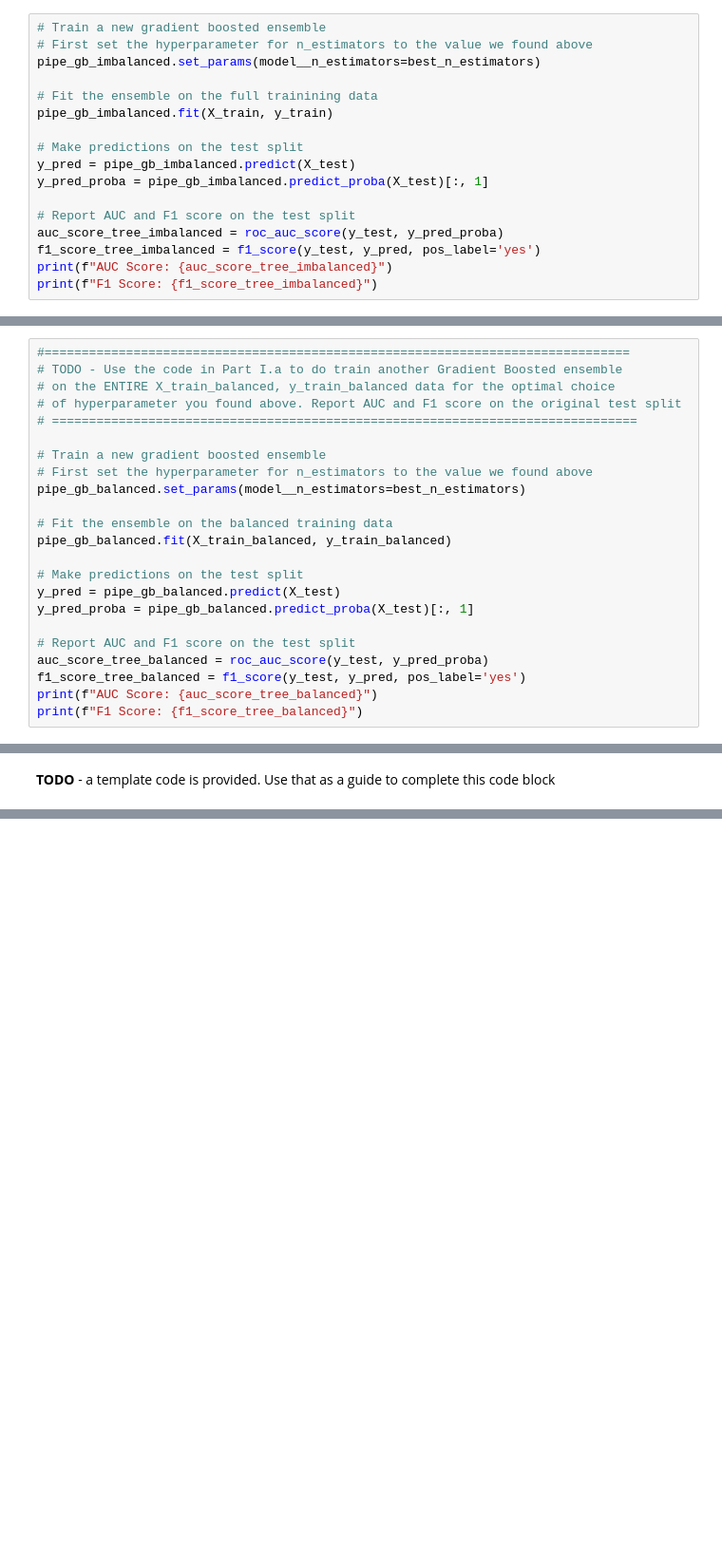
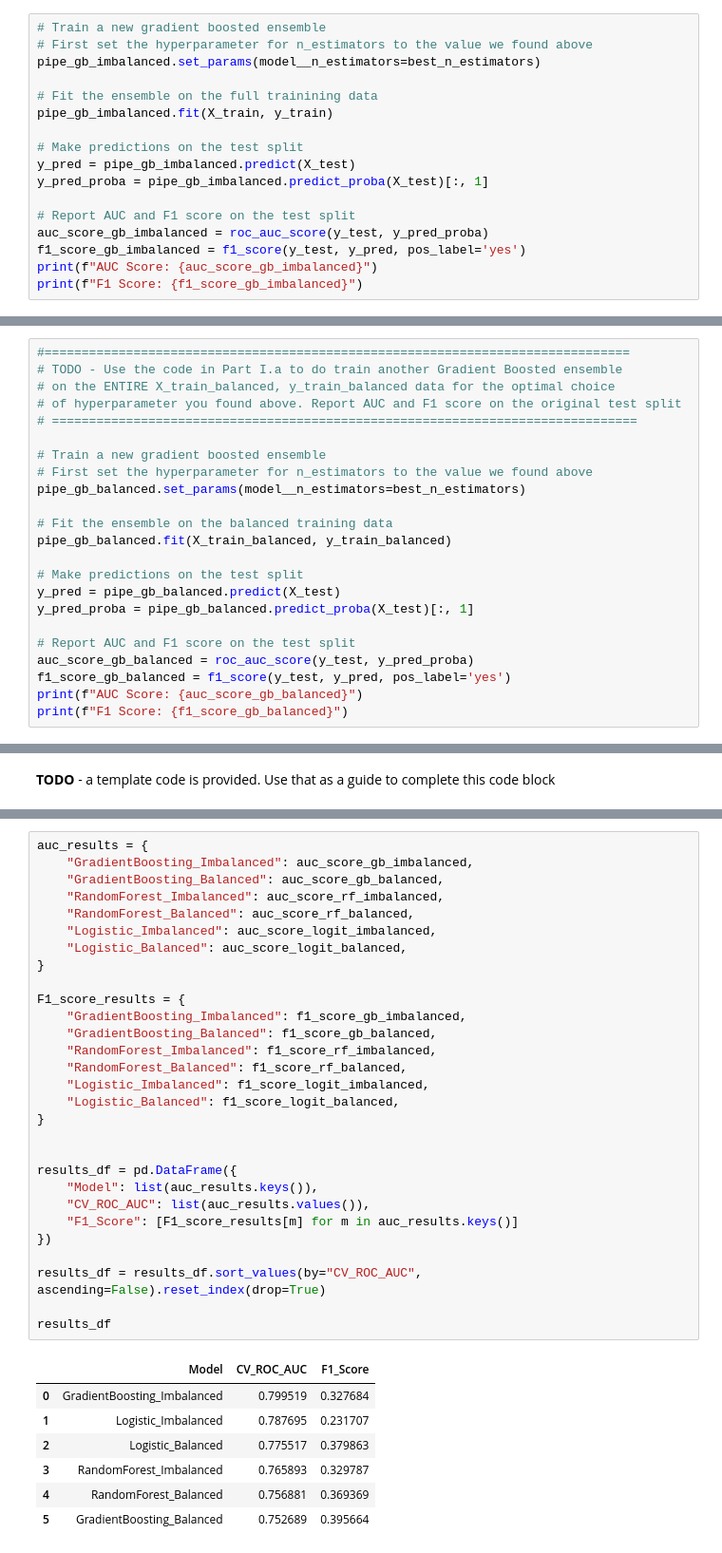
Before and after one commit to owen-simon/IS-6482-data-mining, a Jupyter notebook: Week 8/A5_Simon_Owen.ipynb, the cells around one changed output, grey strips where cells are left out. Shown at 95% size. Drawn from its saved outputs; the diff is of its cells as text; blank space fills up the shorter version.

```diff
--- a/Week 8/A5_Simon_Owen.ipynb
+++ b/Week 8/A5_Simon_Owen.ipynb
@@ -174,10 +174,10 @@ y_pred = pipe_gb_imbalanced.predict(X_test)
 y_pred_proba = pipe_gb_imbalanced.predict_proba(X_test)[:, 1]
 
 # Report AUC and F1 score on the test split
-auc_score_tree_imbalanced = roc_auc_score(y_test, y_pred_proba)
-f1_score_tree_imbalanced = f1_score(y_test, y_pred, pos_label='yes')
-print(f"AUC Score: {auc_score_tree_imbalanced}")
-print(f"F1 Score: {f1_score_tree_imbalanced}")
+auc_score_gb_imbalanced = roc_auc_score(y_test, y_pred_proba)
+f1_score_gb_imbalanced = f1_score(y_test, y_pred, pos_label='yes')
+print(f"AUC Score: {auc_score_gb_imbalanced}")
+print(f"F1 Score: {f1_score_gb_imbalanced}")
 # %% [output]
 AUC Score: 0.799518955831399
 F1 Score: 0.327683615819209
@@ -423,10 +423,10 @@ y_pred = pipe_gb_balanced.predict(X_test)
 y_pred_proba = pipe_gb_balanced.predict_proba(X_test)[:, 1]
 
 # Report AUC and F1 score on the test split
-auc_score_tree_balanced = roc_auc_score(y_test, y_pred_proba)
-f1_score_tree_balanced = f1_score(y_test, y_pred, pos_label='yes')
-print(f"AUC Score: {auc_score_tree_balanced}")
-print(f"F1 Score: {f1_score_tree_balanced}")
+auc_score_gb_balanced = roc_auc_score(y_test, y_pred_proba)
+f1_score_gb_balanced = f1_score(y_test, y_pred, pos_label='yes')
+print(f"AUC Score: {auc_score_gb_balanced}")
+print(f"F1 Score: {f1_score_gb_balanced}")
 # %% [output]
 AUC Score: 0.7526894742153597
 F1 Score: 0.3956639566395664
@@ -621,3 +666,40 @@ Your answer should refer to both the cross-validation results and the final targ
 5. Try a few different values of `RANDOM_STATE`. How robust are your conclusions?
 In particular, does the ordering of the models in the top-10% targeting exercise remain similar?
 6. What are some other ways to train models when the data are imbalanced?
+# %%
+auc_results = {
+    "GradientBoosting_Imbalanced": auc_score_gb_imbalanced,
+    "GradientBoosting_Balanced": auc_score_gb_balanced,
+    "RandomForest_Imbalanced": auc_score_rf_imbalanced,
+    "RandomForest_Balanced": auc_score_rf_balanced,
+    "Logistic_Imbalanced": auc_score_logit_imbalanced,
+    "Logistic_Balanced": auc_score_logit_balanced,
+}
+
+F1_score_results = {
+    "GradientBoosting_Imbalanced": f1_score_gb_imbalanced,
+    "GradientBoosting_Balanced": f1_score_gb_balanced,
+    "RandomForest_Imbalanced": f1_score_rf_imbalanced,
+    "RandomForest_Balanced": f1_score_rf_balanced,
+    "Logistic_Imbalanced": f1_score_logit_imbalanced,
+    "Logistic_Balanced": f1_score_logit_balanced,
+}
+
+
+results_df = pd.DataFrame({
+    "Model": list(auc_results.keys()),
+    "CV_ROC_AUC": list(auc_results.values()),
+    "F1_Score": [F1_score_results[m] for m in auc_results.keys()]
+})
+
+results_df = results_df.sort_values(by="CV_ROC_AUC", ascending=False).reset_index(drop=True)
+
+results_df
+# %% [output]
+|  | Model | CV_ROC_AUC | F1_Score |
+| 0 | GradientBoosting_Imbalanced | 0.799519 | 0.327684 |
+| 1 | Logistic_Imbalanced | 0.787695 | 0.231707 |
+| 2 | Logistic_Balanced | 0.775517 | 0.379863 |
+| 3 | RandomForest_Imbalanced | 0.765893 | 0.329787 |
+| 4 | RandomForest_Balanced | 0.756881 | 0.369369 |
+| 5 | GradientBoosting_Balanced | 0.752689 | 0.395664 |
```
Also changed, not shown: parts of 2 cells of this notebook.
